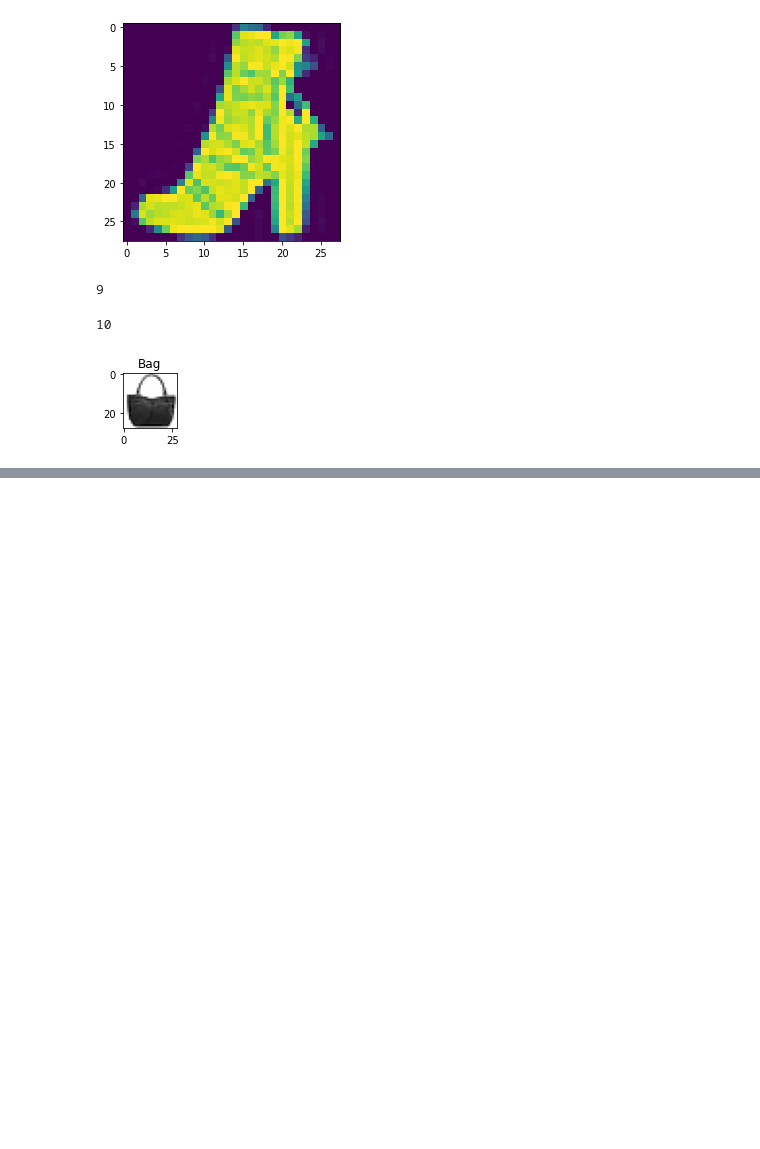
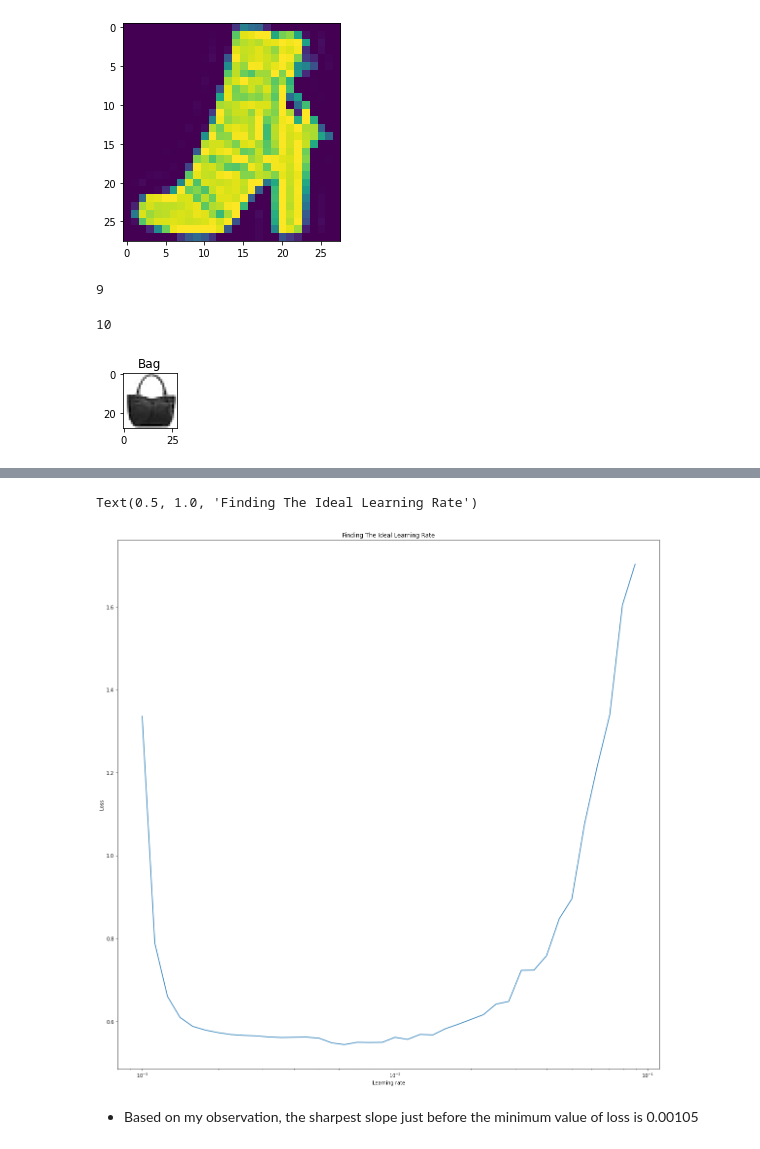
Before and after one commit to ucheokechukwu/ml_tensorflow_deeplearning, a Jupyter notebook: 02_neural_network_classification_with_tensorflow_multi_class_classification.ipynb, the cells around one changed output, grey strips where cells are left out. Drawn from its saved outputs; the diff is of its cells as text; code cells hidden in the pictures; blank space fills up the shorter version.

```diff
--- a/02_neural_network_classification_with_tensorflow_multi_class_classification.ipynb
+++ b/02_neural_network_classification_with_tensorflow_multi_class_classification.ipynb
@@ -101,0 +447,13 @@ for i in range(4):
+# %%
+import numpy as np
+lrs = 1e-3*(10**(tf.range(40)/20))
+plt.figure(figsize=(20,20))
+plt.semilogx(lrs, model_6_history.history["loss"])
+plt.xlabel("Learning rate")
+plt.ylabel("Loss")
+plt.title("Finding The Ideal Learning Rate")
+# %% [output]
+Text(0.5, 1.0, 'Finding The Ideal Learning Rate')
+[figure, added]
+# %% [markdown]
+* Based on my observation, the sharpest slope just before the minimum value of loss is 0.00105
```
Also changed, not shown: parts of 47 cells of this notebook.
